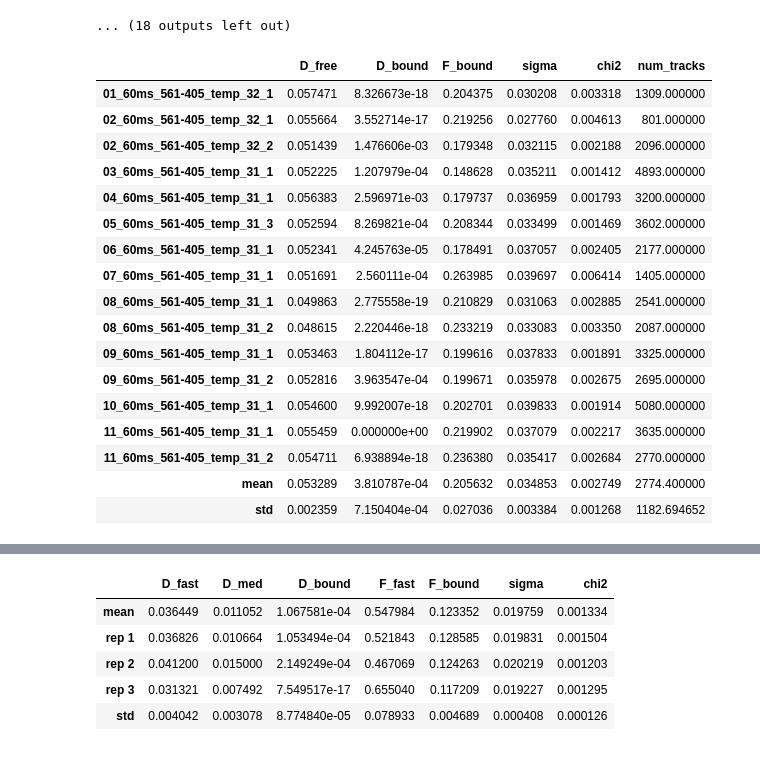
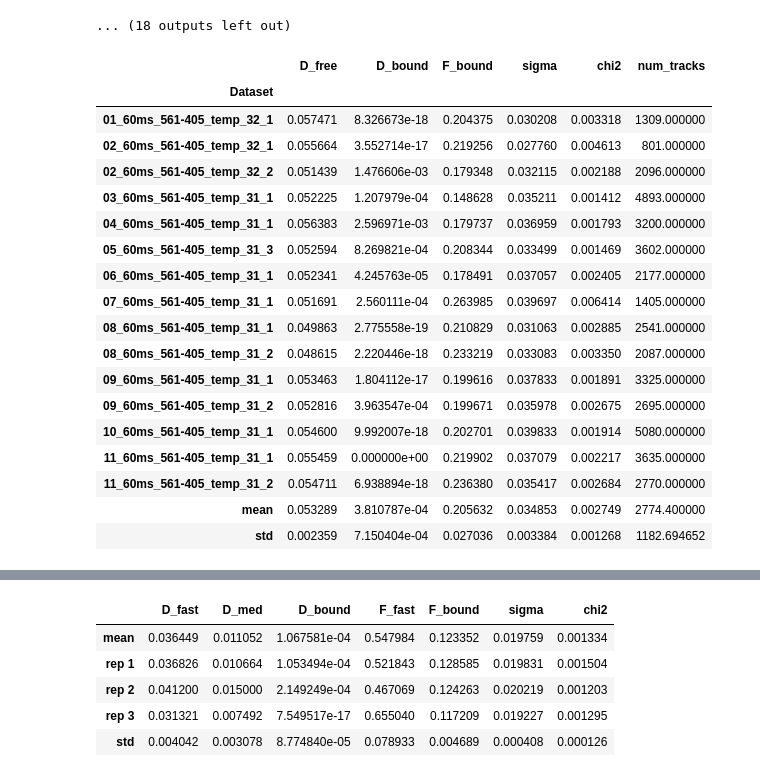
Before and after one commit to aaristov/Spot-On-Cli, a Jupyter notebook: From_Trackmate_xml.ipynb, the cells around one changed output, grey strips where cells are left out. Drawn from its saved outputs; the diff is of its cells as text; code cells hidden in the pictures.

Commit message:
add index column name

```diff
--- a/From_Trackmate_xml.ipynb
+++ b/From_Trackmate_xml.ipynb
@@ -271,21 +271,22 @@ None
 # %%
 #get stats
 fit_stats = pd.DataFrame(columns=list(reps_fits[0].best_values.keys()) + ['chi2', 'num_tracks'])
-
+fit_stats.index.name = 'Dataset'
 for i, fit_result in enumerate(reps_fits):
     name = data_paths[i].split("\\")[-2]
     # name = f'rep {i+1}'
     fit_stats.loc[f'{name}'] = list(fit_result.best_values.values()) + [fit_result.chisqr, len(reps[i])]
 
 fit_stats.loc['mean'] = fit_stats.mean(axis=0)
 fit_stats.loc['std'] = fit_stats.std(axis=0)
 
 #fit_stats.to_json(folder + '\stats.json')
 
 fit_stats
 #fit_stats.to_excel(path_oe + '.stats.xls')
 # %% [output]
 |  | D_free | D_bound | F_bound | sigma | chi2 | num_tracks |
+| Dataset |  |  |  |  |  |  |
 | 01_60ms_561-405_temp_32_1 | 0.057471 | 8.326673e-18 | 0.204375 | 0.030208 | 0.003318 | 1309.000000 |
 | 02_60ms_561-405_temp_32_1 | 0.055664 | 3.552714e-17 | 0.219256 | 0.027760 | 0.004613 | 801.000000 |
 | 02_60ms_561-405_temp_32_2 | 0.051439 | 1.476606e-03 | 0.179348 | 0.032115 | 0.002188 | 2096.000000 |
```
